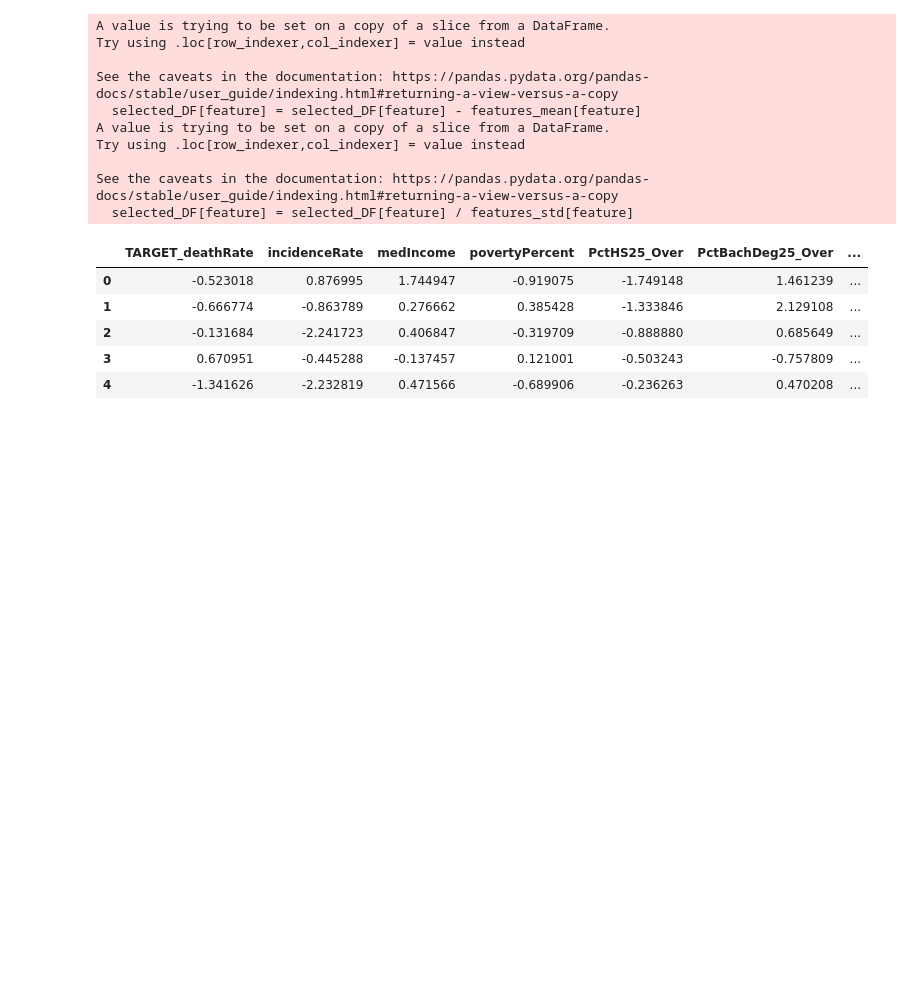
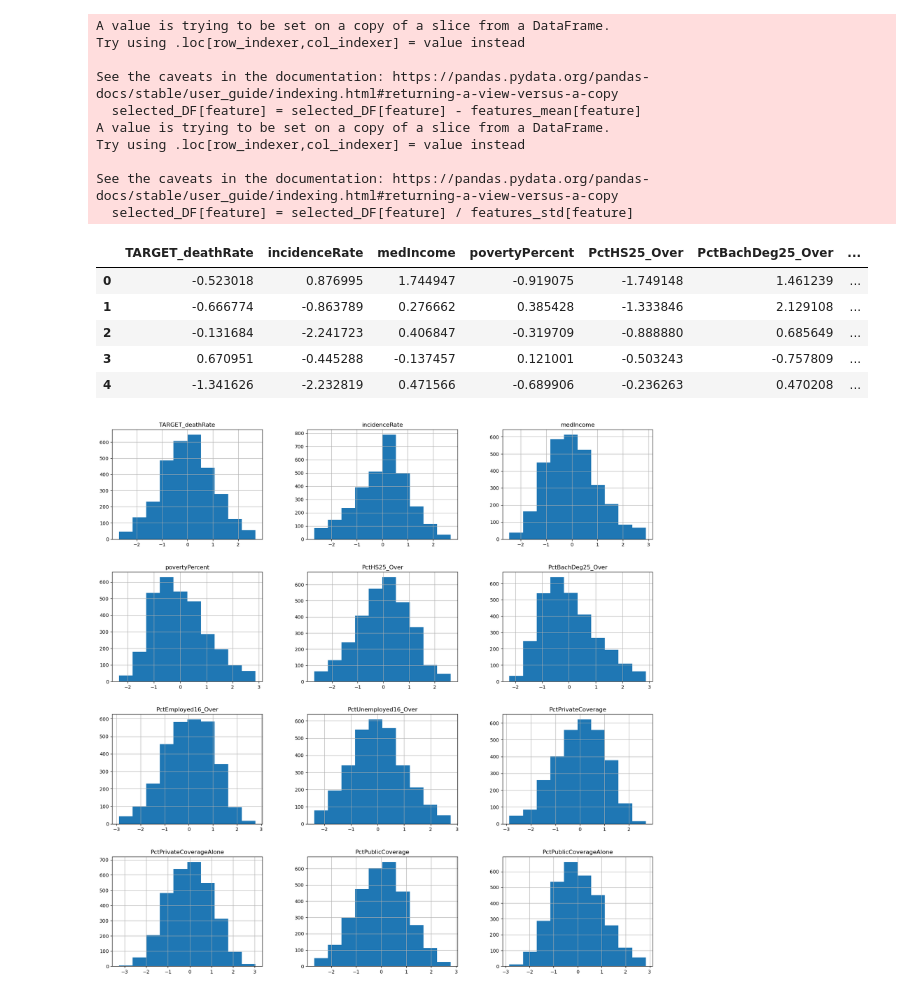
Before and after one commit to Medo072/Linear_Regression_cancer_model, a Jupyter notebook: Project.ipynb, the cells around one changed output. Saved outputs shown, nothing was run; the diff lists cells and outputs as text; code cells hidden in the pictures; blank space fills up the shorter version.

```diff
--- a/Project.ipynb
+++ b/Project.ipynb
@@ -452,6 +457,8 @@ See the caveats in the documentation: https://pandas.pydata.org/pandas-docs/stab
 | 3 | 0.670951 | -0.445288 | -0.137457 | 0.121001 | -0.503243 | -0.757809 | ... |
 | 4 | -1.341626 | -2.232819 | 0.471566 | -0.689906 | -0.236263 | 0.470208 | ... |
 # %%
-selected_DF.hist(figsize=(20, 20))
+selected_DF.ffill().hist(figsize=(20, 20))
 plt.show()
+# %% [output]
+[figure, added]
 # %%
```
Also changed, not shown: parts of 5 cells of this notebook.
